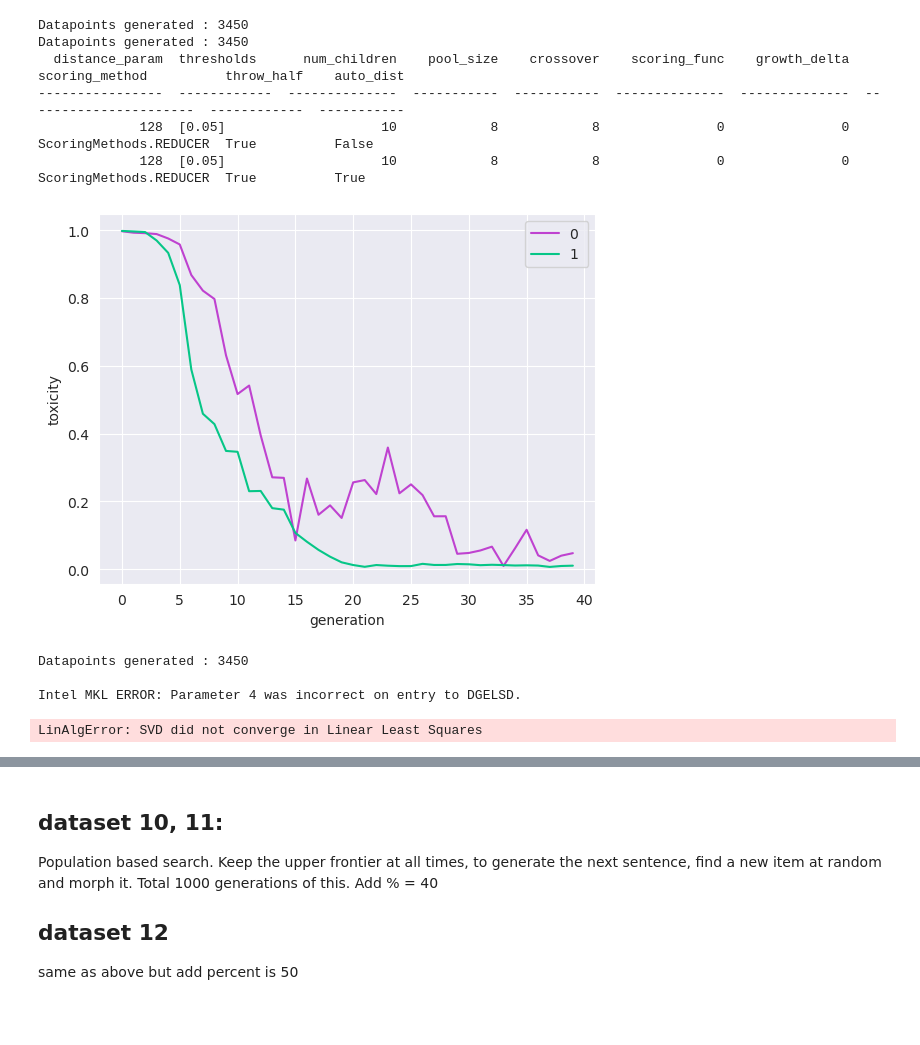
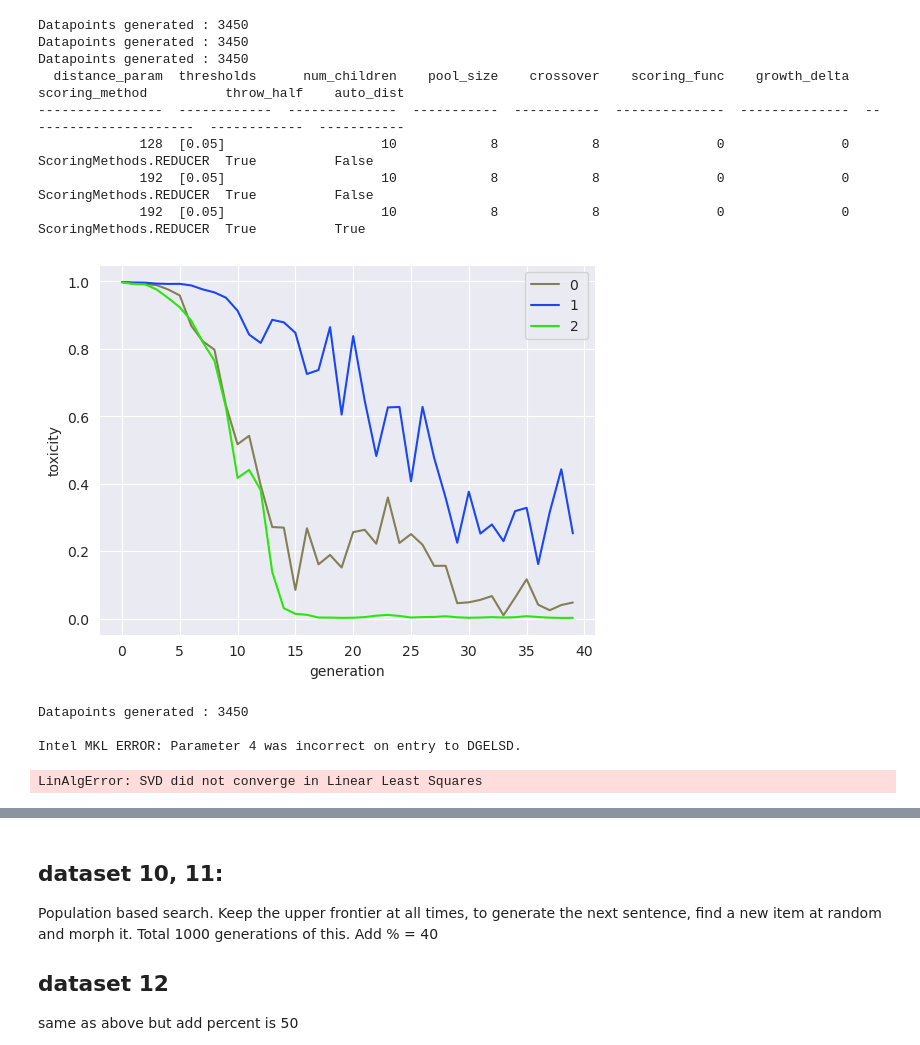
Before and after one commit to rajobasu/FYP, a Jupyter notebook: display/plotterntb.ipynb, the cells around one changed output, grey strips where cells are left out. Drawn from its saved outputs; the diff is of its cells as text; code cells hidden in the pictures; blank space fills up the shorter version.

```diff
--- a/display/plotterntb.ipynb
+++ b/display/plotterntb.ipynb
@@ -55,7 +55,7 @@ def make_regression_tox_dist(datafilenum: int):
         print("skip")
         return
     x_vals = np.array([float(x.additional) for x in datapoints if float(x.additional) < 1])
-    y_vals = np.array([x.toxicity for x in datapoints if float(x.additional) < 1])
+    y_vals = np.array([x.toxicity for x in datapoints if float(x.additional) < 1]) / 256
 
     # print(np.std(x_vals), np.std(y_vals))
 
@@ -87,36 +87,38 @@ def show_generational_statistic_plot(datafilenums: list[int]):
     metadata_list = [get_metadata_from_file(id) for id in datafilenums]
 
     for index, data in enumerate(data_list):
         x_data = [i for i in range(len(data[0]))]
         y_data = [x if x != 1 else 1 for x in data[0]]
 
 
         ax.plot(x_data, y_data, color=rand_color(), label=f"{index} ")
 
     ax.legend()
 
     print_metadata(metadata_list)
     plt.show()
 
 
-dataids = [86, 87]
+dataids = [86, 88, 89]
 show_generational_statistic_plot(dataids)
 for id in dataids:
     make_regression_tox_dist(id)
 # make_regression_tox_dist(34)
 # make_regression_tox_dist(54)
 # make_regression_tox_dist(55)
 # make_regression_tox_dist(56)
 # make_regression_tox_dist(35)
 # make_regression_tox_dist(51)
 # %% [output]
+Datapoints generated : 3450
 Datapoints generated : 3450
 Datapoints generated : 3450
   distance_param  thresholds      num_children    pool_size    crossover    scoring_func    growth_delta  scoring_method          throw_half    auto_dist
 ----------------  ------------  --------------  -----------  -----------  --------------  --------------  ----------------------  ------------  -----------
              128  [0.05]                    10            8            8               0               0  ScoringMethods.REDUCER  True          False
-             128  [0.05]                    10            8            8               0               0  ScoringMethods.REDUCER  True          True
+             192  [0.05]                    10            8            8               0               0  ScoringMethods.REDUCER  True          False
+             192  [0.05]                    10            8            8               0               0  ScoringMethods.REDUCER  True          True
-[figure, old version]
+[figure, new version]
 Datapoints generated : 3450
 
 Intel MKL ERROR: Parameter 4 was incorrect on entry to DGELSD.
```
Also changed, not shown: parts of 1 cell of this notebook, 4 other files.
